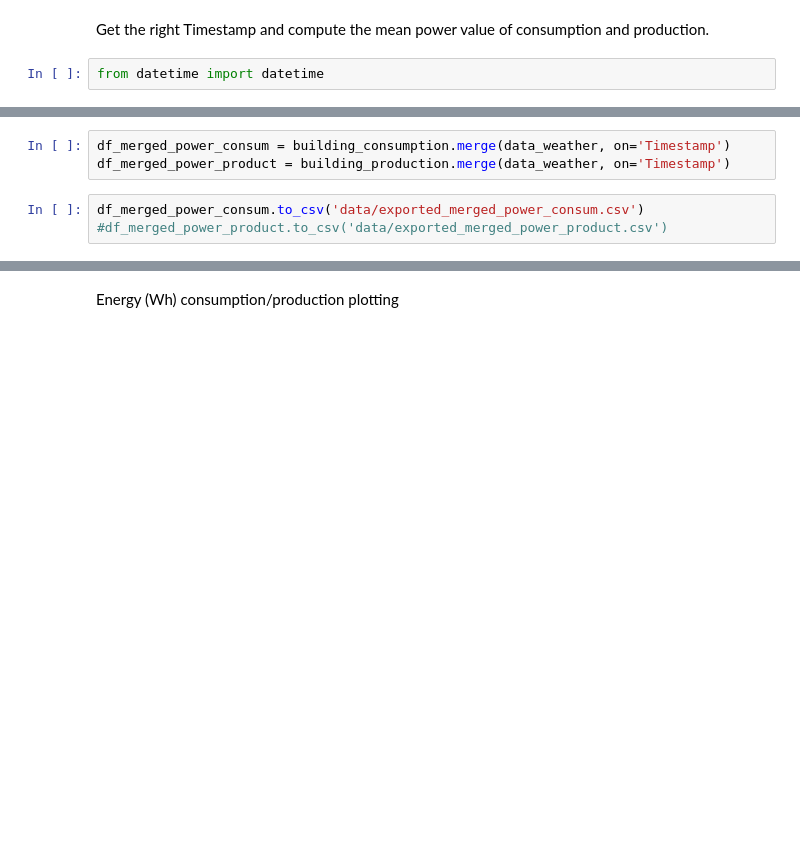
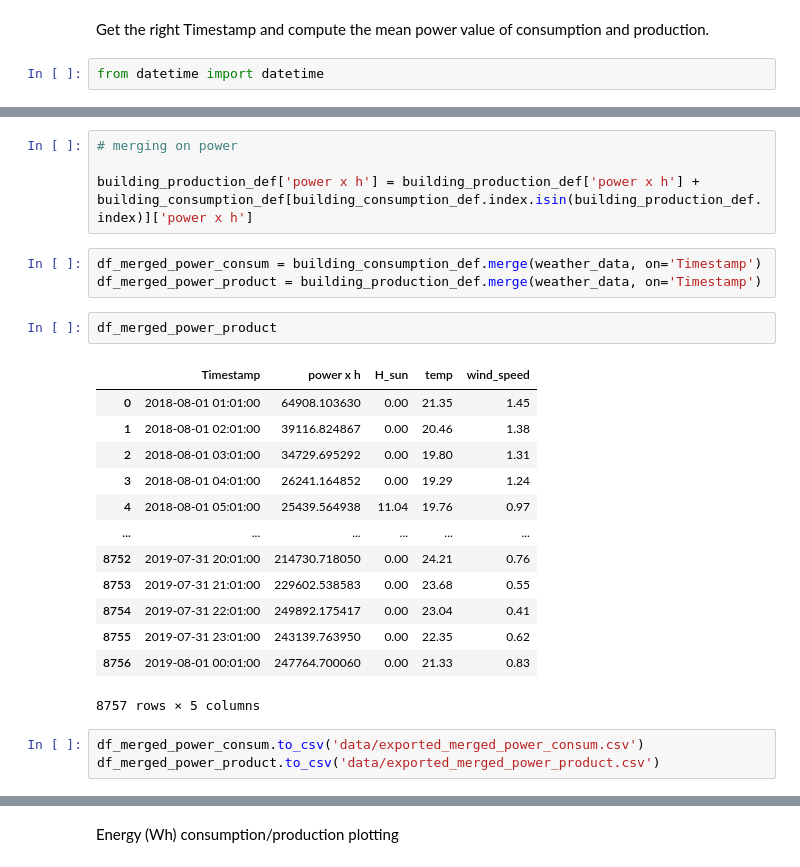
Before and after one commit to AlessandroBelotti00/NOI-hackathon, a Jupyter notebook: 1_PV/data_integration.ipynb, the cells around one changed output, grey strips where cells are left out. Drawn from its saved outputs; the diff is of its cells as text; blank space fills up the shorter version.

```diff
--- a/1_PV/data_integration.ipynb
+++ b/1_PV/data_integration.ipynb
@@ -157,6 +185,26 @@ building_production['Power (W)'] = building_production['Power (W)'] + building_c
+# %%
+# merging on power
+
+building_production_def['power x h'] = building_production_def['power x h'] + building_consumption_def[building_consumption_def.index.isin(building_production_def.index)]['power x h']
 # %%
-df_merged_power_consum = building_consumption.merge(data_weather, on='Timestamp')
-df_merged_power_product = building_production.merge(data_weather, on='Timestamp')
+df_merged_power_consum = building_consumption_def.merge(weather_data, on='Timestamp')
+df_merged_power_product = building_production_def.merge(weather_data, on='Timestamp')
+# %%
+df_merged_power_product
+# %% [output]
+|  | Timestamp | power x h | H_sun | temp | wind_speed |
+| 0 | 2018-08-01 01:01:00 | 64908.103630 | 0.00 | 21.35 | 1.45 |
+| 1 | 2018-08-01 02:01:00 | 39116.824867 | 0.00 | 20.46 | 1.38 |
+| 2 | 2018-08-01 03:01:00 | 34729.695292 | 0.00 | 19.80 | 1.31 |
+| 3 | 2018-08-01 04:01:00 | 26241.164852 | 0.00 | 19.29 | 1.24 |
+| 4 | 2018-08-01 05:01:00 | 25439.564938 | 11.04 | 19.76 | 0.97 |
+| ... | ... | ... | ... | ... | ... |
+| 8752 | 2019-07-31 20:01:00 | 214730.718050 | 0.00 | 24.21 | 0.76 |
+| 8753 | 2019-07-31 21:01:00 | 229602.538583 | 0.00 | 23.68 | 0.55 |
+| 8754 | 2019-07-31 22:01:00 | 249892.175417 | 0.00 | 23.04 | 0.41 |
+| 8755 | 2019-07-31 23:01:00 | 243139.763950 | 0.00 | 22.35 | 0.62 |
+| 8756 | 2019-08-01 00:01:00 | 247764.700060 | 0.00 | 21.33 | 0.83 |
+8757 rows × 5 columns
 # %%
 df_merged_power_consum.to_csv('data/exported_merged_power_consum.csv')
-#df_merged_power_product.to_csv('data/exported_merged_power_product.csv')
+df_merged_power_product.to_csv('data/exported_merged_power_product.csv')
```
Also changed, not shown: parts of 25 cells of this notebook, 3 other files.
